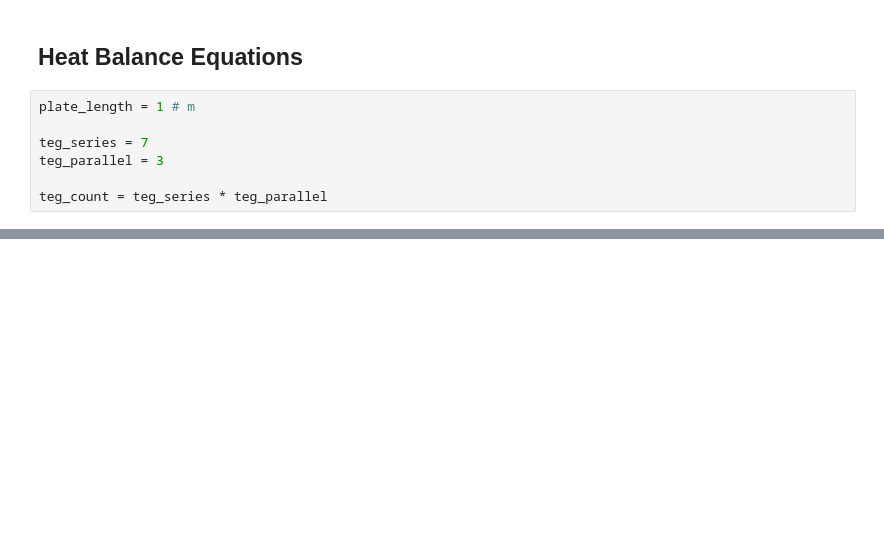
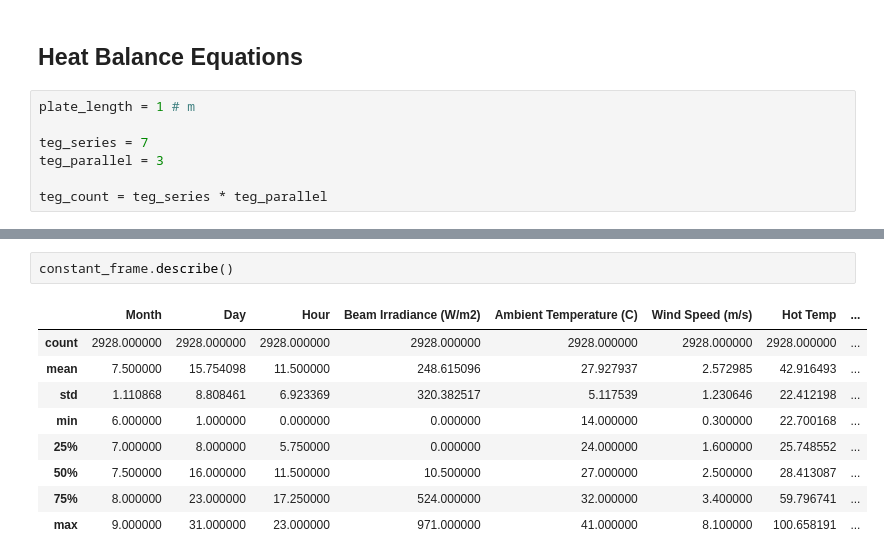
Before and after one commit to Willmac16/DFTS-Team-Seven, a Jupyter notebook: Project2.ipynb, the cells around one changed output, grey strips where cells are left out. Cells and saved outputs as stored; diff of their text form; blank space fills up the shorter version.

```diff
--- a/Project2.ipynb
+++ b/Project2.ipynb
@@ -326,0 +369,12 @@ Voltage: 3.6125576680259783
+# %%
+constant_frame.describe()
+# %% [output]
+|  | Month | Day | Hour | Beam Irradiance (W/m2) | Ambient Temperature (C) | Wind Speed (m/s) | Hot Temp | ... |
+| count | 2928.000000 | 2928.000000 | 2928.000000 | 2928.000000 | 2928.000000 | 2928.000000 | 2928.000000 | ... |
+| mean | 7.500000 | 15.754098 | 11.500000 | 248.615096 | 27.927937 | 2.572985 | 42.916493 | ... |
+| std | 1.110868 | 8.808461 | 6.923369 | 320.382517 | 5.117539 | 1.230646 | 22.412198 | ... |
+| min | 6.000000 | 1.000000 | 0.000000 | 0.000000 | 14.000000 | 0.300000 | 22.700168 | ... |
+| 25% | 7.000000 | 8.000000 | 5.750000 | 0.000000 | 24.000000 | 1.600000 | 25.748552 | ... |
+| 50% | 7.500000 | 16.000000 | 11.500000 | 10.500000 | 27.000000 | 2.500000 | 28.413087 | ... |
+| 75% | 8.000000 | 23.000000 | 17.250000 | 524.000000 | 32.000000 | 3.400000 | 59.796741 | ... |
+| max | 9.000000 | 31.000000 | 23.000000 | 971.000000 | 41.000000 | 8.100000 | 100.658191 | ... |
```
Also changed, not shown: parts of 11 cells of this notebook.
